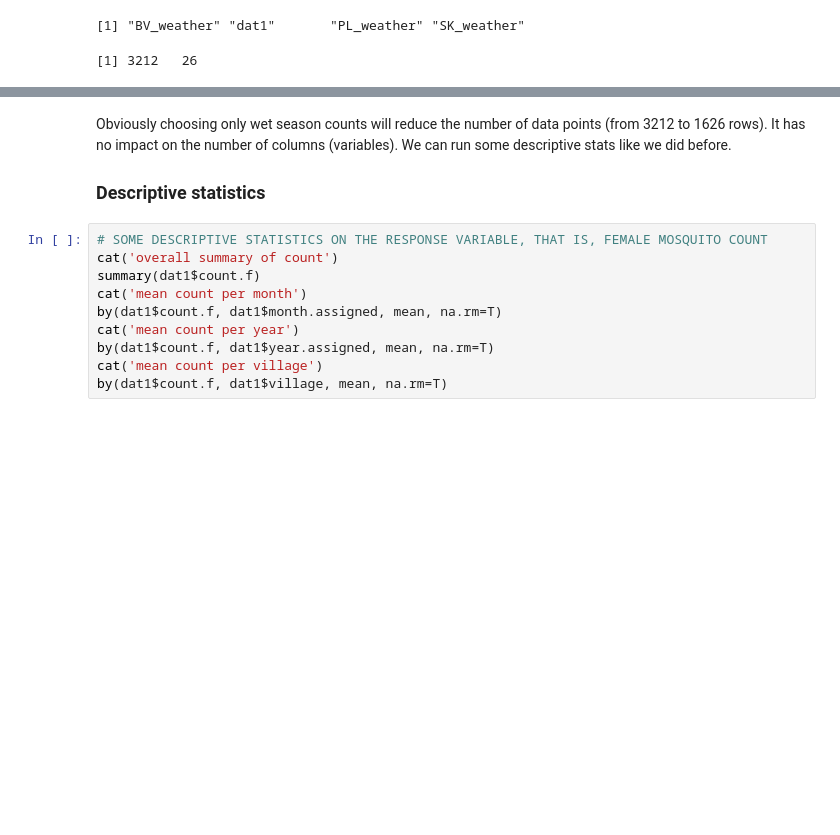
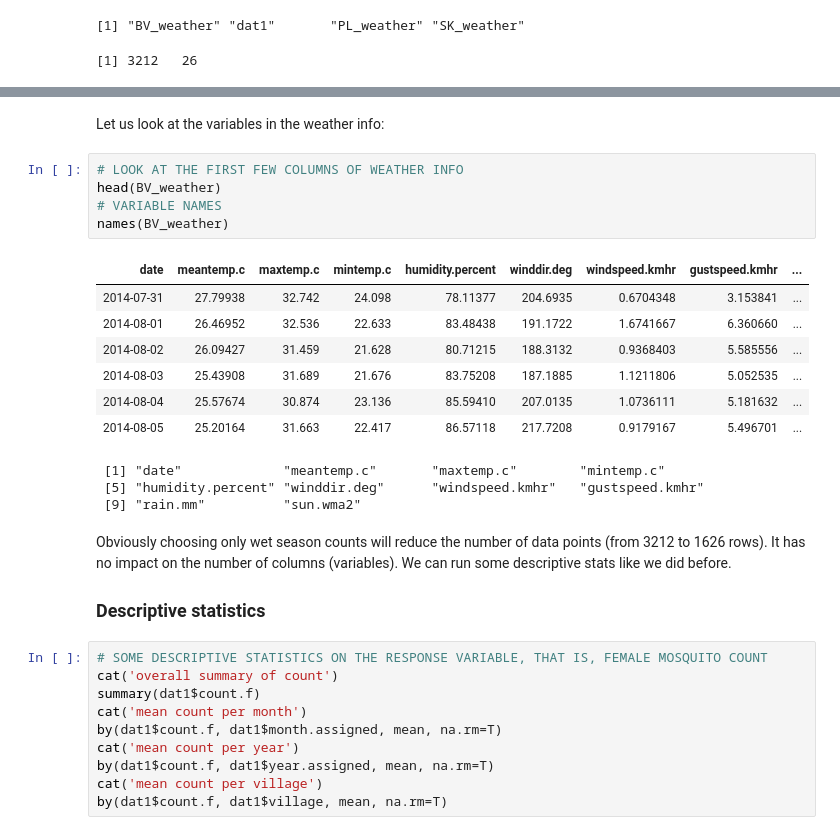
Before and after one commit to tinyuhui/PSC_modelling, a Jupyter notebook: notebook2.ipynb, the cells around one changed output, grey strips where cells are left out. Cells and saved outputs as stored; diff of their text form; blank space fills up the shorter version.

```diff
--- a/notebook2.ipynb
+++ b/notebook2.ipynb
@@ -47,3 +56,21 @@ dim(dat1)
+# %% [markdown]
+Let us look at the variables in the weather info:
+# %%
+# LOOK AT THE FIRST FEW COLUMNS OF WEATHER INFO
+head(BV_weather)
+# VARIABLE NAMES
+names(BV_weather)
+# %% [output]
+| date | meantemp.c | maxtemp.c | mintemp.c | humidity.percent | winddir.deg | windspeed.kmhr | gustspeed.kmhr | ... |
+| 2014-07-31 | 27.79938 | 32.742 | 24.098 | 78.11377 | 204.6935 | 0.6704348 | 3.153841 | ... |
+| 2014-08-01 | 26.46952 | 32.536 | 22.633 | 83.48438 | 191.1722 | 1.6741667 | 6.360660 | ... |
+| 2014-08-02 | 26.09427 | 31.459 | 21.628 | 80.71215 | 188.3132 | 0.9368403 | 5.585556 | ... |
+| 2014-08-03 | 25.43908 | 31.689 | 21.676 | 83.75208 | 187.1885 | 1.1211806 | 5.052535 | ... |
+| 2014-08-04 | 25.57674 | 30.874 | 23.136 | 85.59410 | 207.0135 | 1.0736111 | 5.181632 | ... |
+| 2014-08-05 | 25.20164 | 31.663 | 22.417 | 86.57118 | 217.7208 | 0.9179167 | 5.496701 | ... |
+ [1] "date"             "meantemp.c"       "maxtemp.c"        "mintemp.c"
+ [5] "humidity.percent" "winddir.deg"      "windspeed.kmhr"   "gustspeed.kmhr"
+ [9] "rain.mm"          "sun.wma2"
 # %% [markdown]
 Obviously choosing only wet season counts will reduce the number of data points (from 3212 to 1626 rows). It has no impact on the number of columns (variables). We can run some descriptive stats like we did before.
 
```
Also changed, not shown: parts of 8 cells of this notebook, 1 other file.
